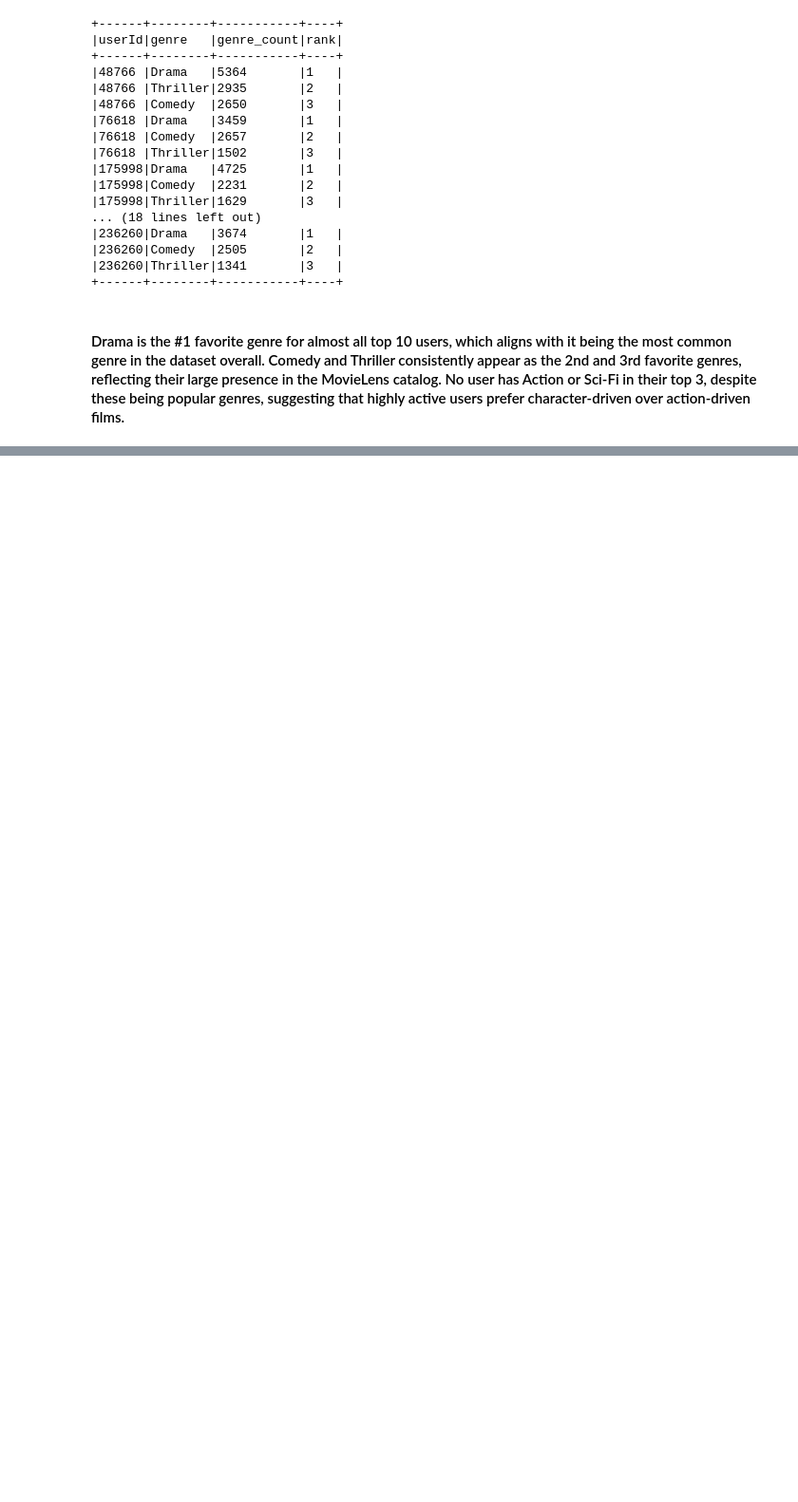
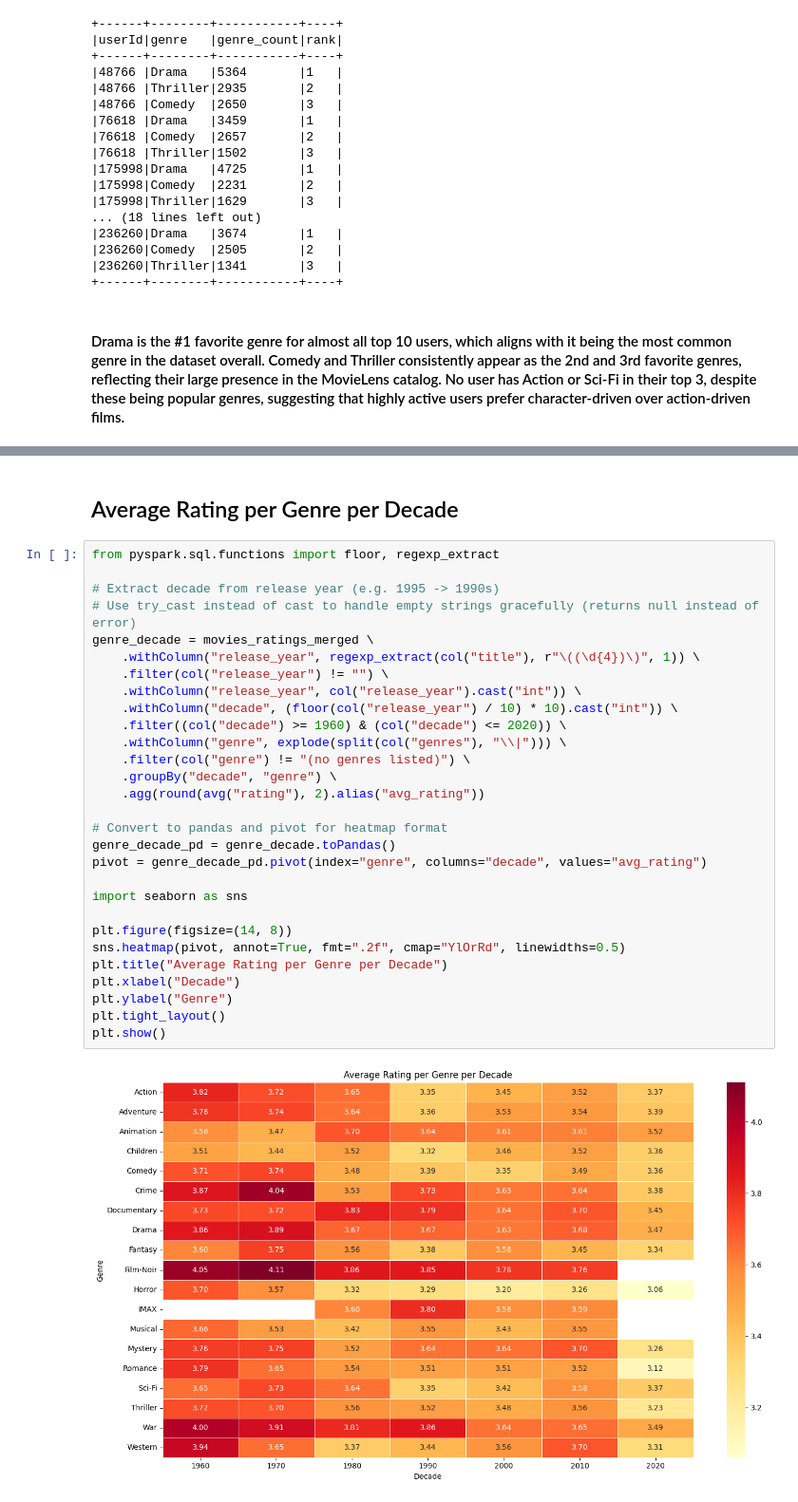
Before and after one commit to alexpanayi474/DSC511-MovieLens-Project, a Jupyter notebook: DSC_511_MovieLens.ipynb, the cells around one changed output, grey strips where cells are left out. Shown at 95% size. Saved outputs shown, nothing was run; the diff lists cells and outputs as text; blank space fills up the shorter version.

```diff
--- a/DSC_511_MovieLens.ipynb
+++ b/DSC_511_MovieLens.ipynb
@@ -672,0 +701,33 @@ top10_fav_genres.show(30, truncate=False)
+# %% [markdown]
+## Average Rating per Genre per Decade
+# %%
+from pyspark.sql.functions import floor, regexp_extract
+
+# Extract decade from release year (e.g. 1995 -> 1990s)
+# Use try_cast instead of cast to handle empty strings gracefully (returns null instead of error)
+genre_decade = movies_ratings_merged \
+    .withColumn("release_year", regexp_extract(col("title"), r"\((\d{4})\)", 1)) \
+    .filter(col("release_year") != "") \
+    .withColumn("release_year", col("release_year").cast("int")) \
+    .withColumn("decade", (floor(col("release_year") / 10) * 10).cast("int")) \
+    .filter((col("decade") >= 1960) & (col("decade") <= 2020)) \
+    .withColumn("genre", explode(split(col("genres"), "\\|"))) \
+    .filter(col("genre") != "(no genres listed)") \
+    .groupBy("decade", "genre") \
+    .agg(round(avg("rating"), 2).alias("avg_rating"))
+
+# Convert to pandas and pivot for heatmap format
+genre_decade_pd = genre_decade.toPandas()
+pivot = genre_decade_pd.pivot(index="genre", columns="decade", values="avg_rating")
+
+import seaborn as sns
+
+plt.figure(figsize=(14, 8))
+sns.heatmap(pivot, annot=True, fmt=".2f", cmap="YlOrRd", linewidths=0.5)
+plt.title("Average Rating per Genre per Decade")
+plt.xlabel("Decade")
+plt.ylabel("Genre")
+plt.tight_layout()
+plt.show()
+# %% [output]
+[figure, added]
```
Also changed, not shown: parts of 6 cells of this notebook.
